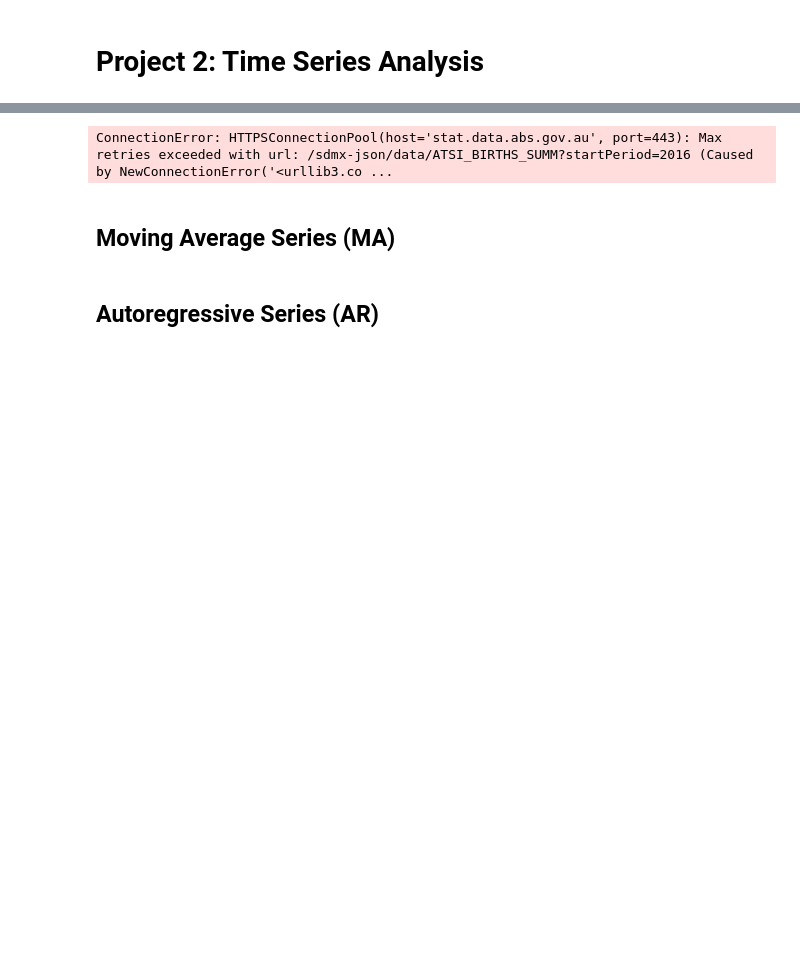
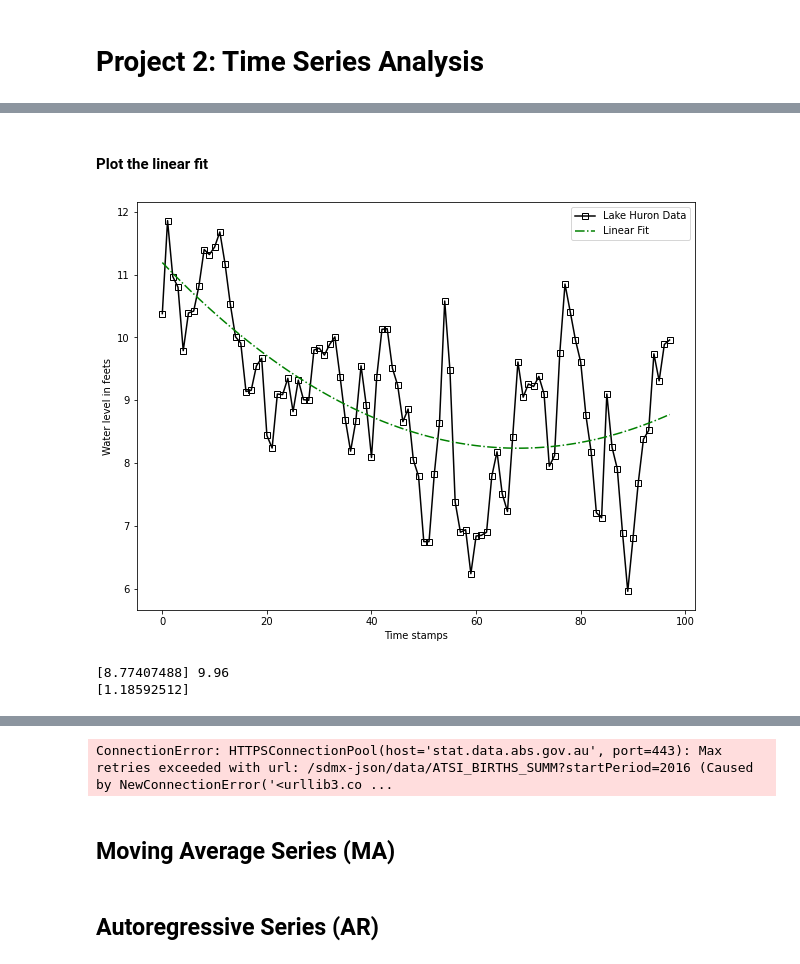
Before and after one commit to YassYe/Deeplearning-Workshops-FYP, a Jupyter notebook: Project2/TimeSeriesProject.ipynb, the cells around one changed output, grey strips where cells are left out. Cells and saved outputs as stored; diff of their text form; code cells hidden in the pictures; blank space fills up the shorter version.

```diff
--- a/Project2/TimeSeriesProject.ipynb
+++ b/Project2/TimeSeriesProject.ipynb
@@ -15,0 +47,27 @@ plt.rcParams['figure.figsize'] = [10, 7.5]
+# %% [markdown]
+#### Plot the linear fit
+# %%
+#plotting data as numpy arrays
+xPreds = a @ V.T
+plt.figure()
+plt.plot(dataTime, data,  "k", marker='s', markerfacecolor='none')
+plt.plot(dataTime, xPreds, 'g-.')
+plt.xlabel("Time stamps")
+plt.ylabel("Water level in feets")
+plt.legend(["Lake Huron Data", "Linear Fit"])
+#save figure
+plt.savefig("lakefit.pdf", format="pdf", bbox_inches="tight")
+plt.show()
+# %% [output]
+[figure, added]
+# %%
+#predicting water level in 1972
+m97 = a@[[1],[97],[97**2]]
+print(m97, data[-1])
+
+# Error
+error =  np.abs(m97 - data[-1])
+print(error)
+# %% [output]
+[8.77407488] 9.96
+[1.18592512]
```
Also changed, not shown: parts of 9 cells of this notebook, 4 other files.
